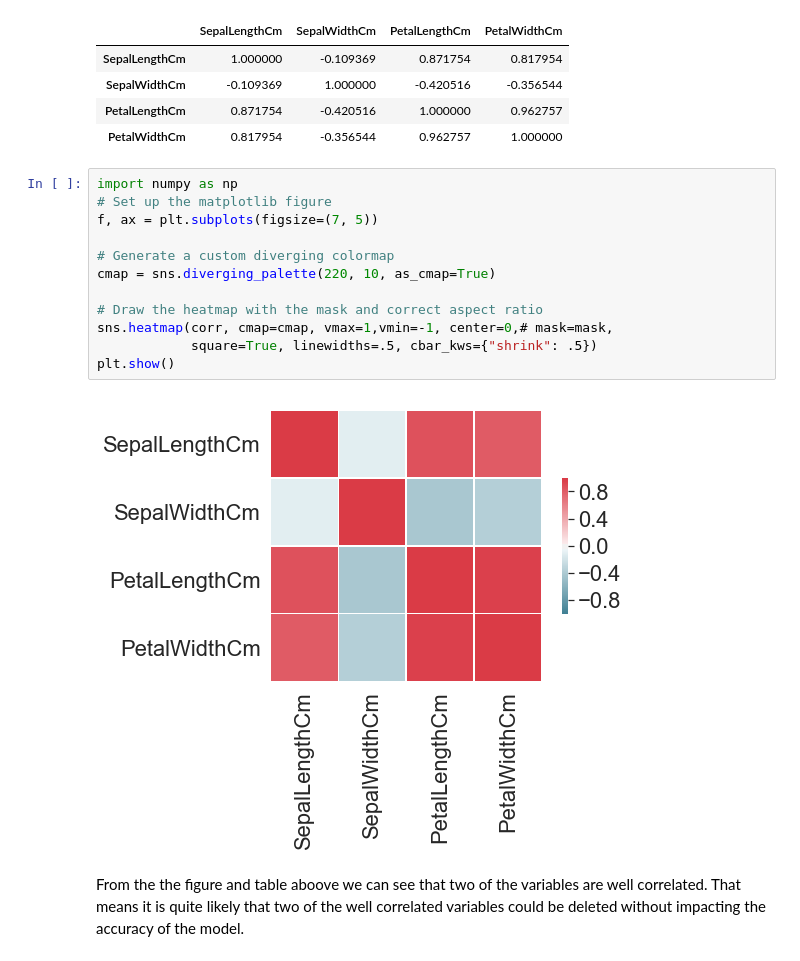
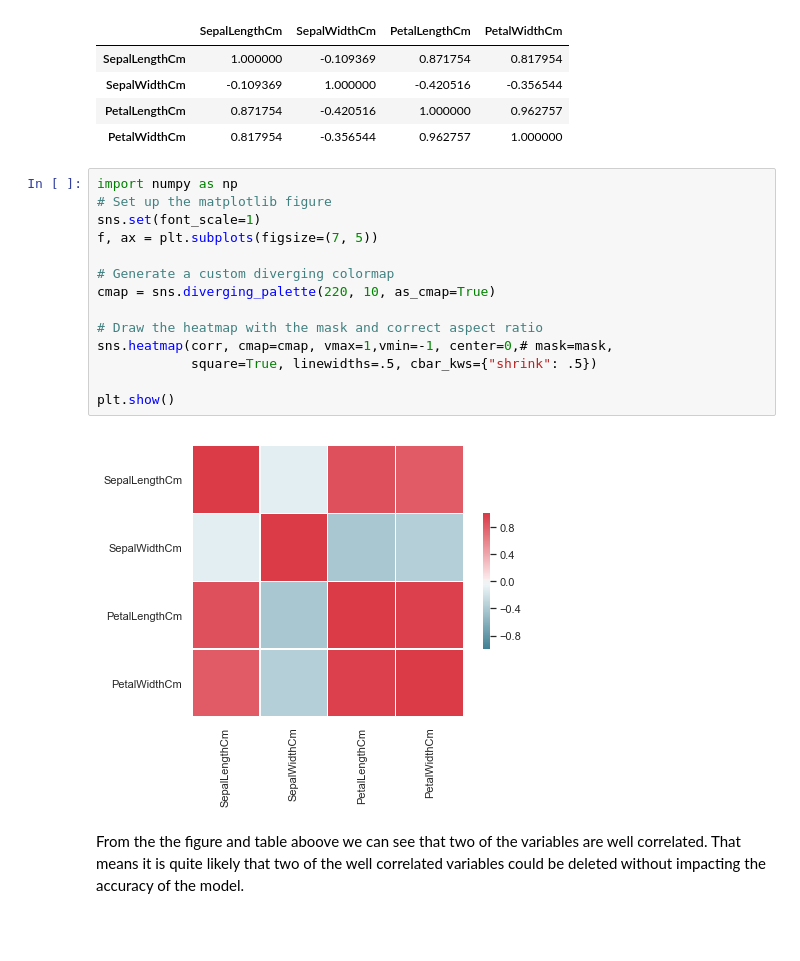
Before and after one commit to simjoh/AI-Lab-Neural-Net-and-Python, a Jupyter notebook: Lab0 - Classify Irises.ipynb, the cells around one changed output. Cells and saved outputs as stored; diff of their text form; blank space fills up the shorter version.

```diff
--- a/Lab0 - Classify Irises.ipynb
+++ b/Lab0 - Classify Irises.ipynb
@@ -108,17 +111,19 @@ corr
 # %%
 import numpy as np
 # Set up the matplotlib figure
+sns.set(font_scale=1)
 f, ax = plt.subplots(figsize=(7, 5))
 
 # Generate a custom diverging colormap
 cmap = sns.diverging_palette(220, 10, as_cmap=True)
 
 # Draw the heatmap with the mask and correct aspect ratio
 sns.heatmap(corr, cmap=cmap, vmax=1,vmin=-1, center=0,# mask=mask,
             square=True, linewidths=.5, cbar_kws={"shrink": .5})
+
 plt.show()
 # %% [output]
-[figure, old version]
+[figure, new version]
 # %% [markdown]
 From the the figure and table aboove we can see that two of the variables are well correlated. That means it is quite likely that two of the well correlated variables could be deleted without impacting the accuracy of the model.
 # %%
```
Also changed, not shown: parts of 17 cells of this notebook, 2 other files.
